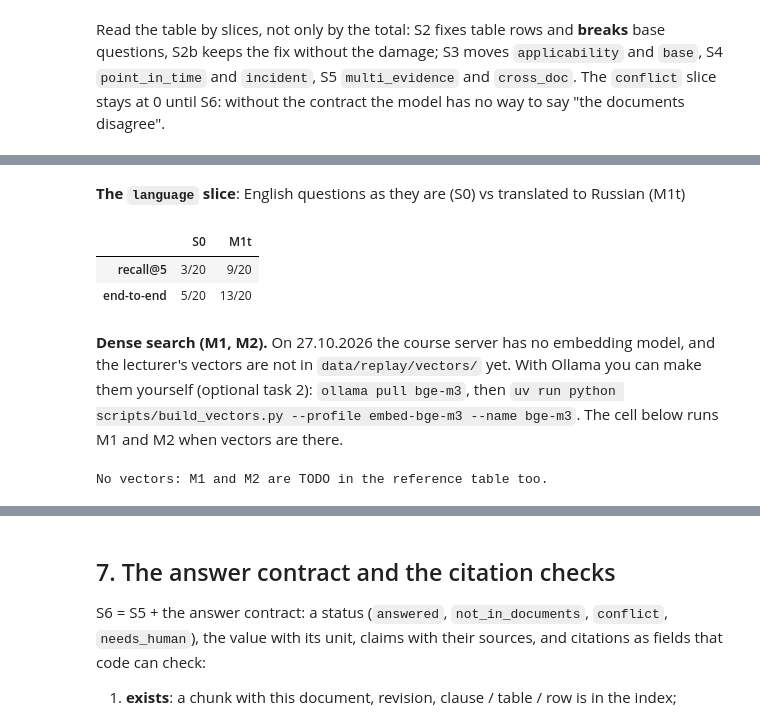
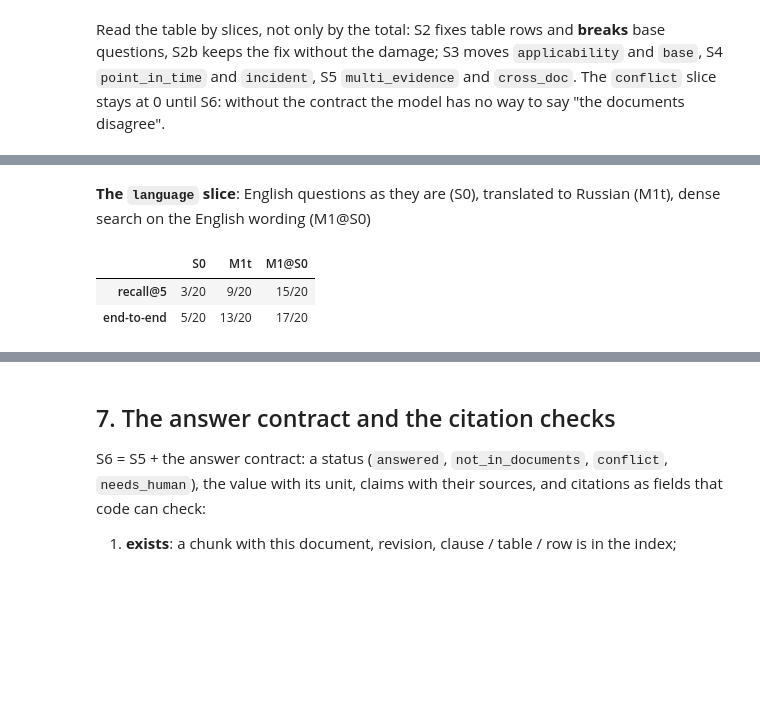
Before and after one commit to Industrial-AI-Research-Lab/course-ml-for-industry-data, a Jupyter notebook: practice-04-rag/reference/practice_04_executed.ipynb, the cells around one changed output, grey strips where cells are left out. Saved outputs shown, nothing was run; the diff lists cells and outputs as text; code cells hidden in the pictures; blank space fills up the shorter version.

```diff
--- a/practice-04-rag/reference/practice_04_executed.ipynb
+++ b/practice-04-rag/reference/practice_04_executed.ipynb
@@ -292,7 +301,7 @@ from plant_assistant.display import answer_frame, context_frame, hits_frame
 from plant_assistant.pipeline import CONFIGS, LADDER, System
 
 system = System(chunks, answer_client=replay["answers"], rerank_client=replay["rerank"],
-                translate_client=replay["translate"])
+                translate_client=replay["translate"], cross_client=replay["crossencoder"], vectors=VECTORS)
 records, scores = {}, {}
 
 
@@ -482,7 +491,8 @@ from plant_assistant.applicability import equipment_context
 
 # single questions: live if the course model answers (the reranker too), replay otherwise
 system_live = System(chunks, answer_client=live, rerank_client=live if LIVE else replay["rerank"],
-                     translate_client=live if LIVE else replay["translate"])
+                     translate_client=live if LIVE else replay["translate"], cross_client=replay["crossencoder"],
+                     vectors=VECTORS)
 for name in ("S2", "S3"):
     rec = system_live.run_case(case_by_id["p01"], CONFIGS[name])
     display(Markdown(f"**{name}** · {case_by_id['p01'].question_ru} · scope: {rec['scope'] or 'none'}"),
@@ -615,7 +627,2 @@ how they work; we look at where they help.
 
 > **Chat:** "Will a reranker fix the point-in-time slice? yes / no"
-# %%
-for name in ("S6", "M1t", "M3@S0", "M3@S6"):
-    run(name)
-table = reval.ablation(scores, previous)
-table[table.config.isin(["S0", "M1t", "M3@S0", "S6", "M3@S6"])][cols].fillna("")
@@ -637,0 +629,7 @@ reval.by_slice({k: scores[k] for k in ("S0", "M3@S0", "S6", "M3@S6")}, "correct"
+# %%
+MECH = ["S0", "M1@S0", "M2@S0", "M3@S0", "M4@S0", "S6", "M1@S6", "M2@S6", "M3@S6", "M4@S6"]
+for name in ["M1t"] + MECH:
+    if name not in scores and (VECTORS is not None or CONFIGS[name].retriever == "bm25"):
+        run(name)
+table = reval.ablation(scores, previous)
+table[table.config.isin(MECH + ["M1t"])][cols].fillna("")
@@ -657,31 +692,12 @@ reval.cost_table(records)
 # %%
 lang = scores["M1t"].case_id
-display(Markdown("**The `language` slice**: English questions as they are (S0) vs translated to Russian (M1t)"))
+display(Markdown("**The `language` slice**: English questions as they are (S0), translated to Russian (M1t), "
+                 "dense search on the English wording (M1@S0)"))
 pd.DataFrame({name: [f"{int(scores[name].set_index('case_id').loc[lang, m].astype(bool).sum())}/{len(lang)}"
-                     for m in ("recall@k", "correct")] for name in ("S0", "M1t")}, index=["recall@5", "end-to-end"])
+                     for m in ("recall@k", "correct")] for name in ("S0", "M1t", "M1@S0") if name in scores},
+             index=["recall@5", "end-to-end"])
 # %% [output]
-**The `language` slice**: English questions as they are (S0) vs translated to Russian (M1t)
+**The `language` slice**: English questions as they are (S0), translated to Russian (M1t), dense search on the English wording (M1@S0)
-|  | S0 | M1t |
-| recall@5 | 3/20 | 9/20 |
-| end-to-end | 5/20 | 13/20 |
+|  | S0 | M1t | M1@S0 |
+| recall@5 | 3/20 | 9/20 | 15/20 |
+| end-to-end | 5/20 | 13/20 | 17/20 |
-# %% [markdown]
-**Dense search (M1, M2).** On 27.10.2026 the course server has no embedding model, and the lecturer's vectors are
-not in `data/replay/vectors/` yet. With Ollama you can make them yourself (optional task 2):
-`ollama pull bge-m3`, then `uv run python scripts/build_vectors.py --profile embed-bge-m3 --name bge-m3`.
-The cell below runs M1 and M2 when vectors are there.
-# %%
-from dataclasses import replace
-
-from plant_assistant.search import VectorStore
-
-if vectors:
-    system.vectors = VectorStore(vectors[0])
-    system.vectors.check(system.index_version)
-    for name in ("M1@S0", "M2@S0", "M1@S6", "M2@S6"):
-        run(name)
-    previous.update({"M1@S0": "S0", "M2@S0": "S0", "M1@S6": "S6", "M2@S6": "S6"})
-    display(reval.ablation(scores, previous)[cols].fillna(""))
-else:
-    print("No vectors: M1 and M2 are TODO in the reference table too.")
-# %% [output]
-No vectors: M1 and M2 are TODO in the reference table too.
```
Also changed, not shown: parts of 19 cells of this notebook, 28 other files.
